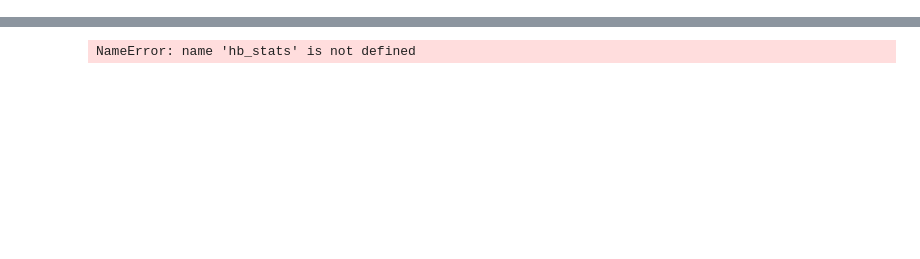
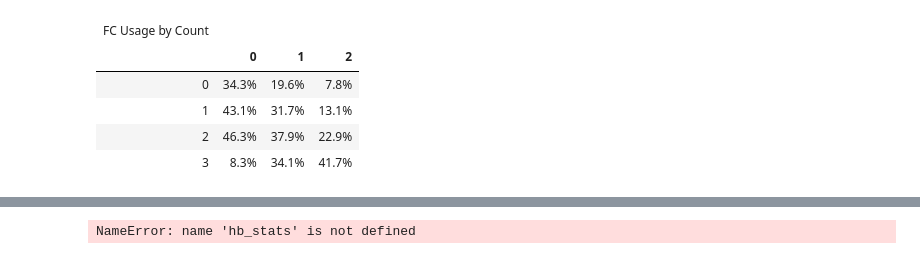
Before and after one commit to brianhockett/mlb-scouting-report, a Jupyter notebook: testing-notebook.ipynb, the cells around one changed output, grey strips where cells are left out. Saved outputs shown, nothing was run; the diff lists cells and outputs as text; code cells hidden in the pictures; blank space fills up the shorter version.

```diff
--- a/testing-notebook.ipynb
+++ b/testing-notebook.ipynb
@@ -304,0 +284,9 @@ test['FF']
+# %%
+test['FC']
+# %% [output]
+| FC Usage by Count |  |  |  |
+|  | 0 | 1 | 2 |
+| 0 | 34.3% | 19.6% | 7.8% |
+| 1 | 43.1% | 31.7% | 13.1% |
+| 2 | 46.3% | 37.9% | 22.9% |
+| 3 | 8.3% | 34.1% | 41.7% |
```
Also changed, not shown: parts of 7 cells of this notebook, 1 other file.
